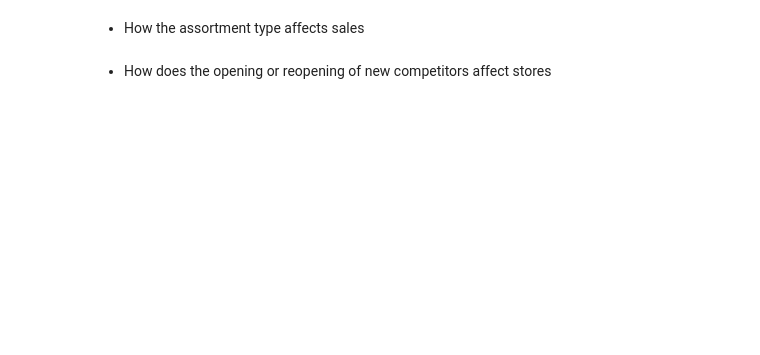
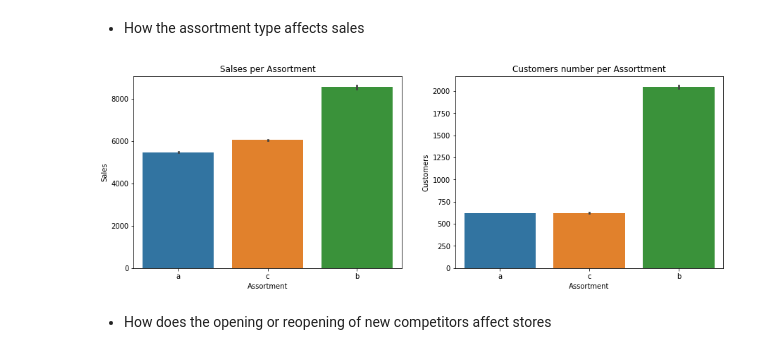
Before and after one commit to nardoshood/Pharmaceutical-Sales-Prediction, a Jupyter notebook: notebooks/data_exploration.ipynb, the cells around one changed output. Cells and saved outputs as stored; diff of their text form; code cells hidden in the pictures; blank space fills up the shorter version.

```diff
--- a/notebooks/data_exploration.ipynb
+++ b/notebooks/data_exploration.ipynb
@@ -207,4 +241,11 @@ Trends of customer behavior during store open and closing times
 # %% [markdown]
 - How the assortment type affects sales
+# %%
+fig, (axi1, axi2) = plt.subplots(1, 2, figsize=(15,5))
+sns.barplot(x="Assortment", y="Sales", data=train_store, ax=axi1).set_title("Salses per Assortment")
+sns.barplot(x="Assortment", y="Customers", data=train_store, ax=axi2).set_title("Customers number per Assorttment")
+plt.show()
+# %% [output]
+[figure, added]
 # %% [markdown]
 - How does the opening or reopening of new competitors affect stores
```
Also changed, not shown: parts of 12 cells of this notebook.
